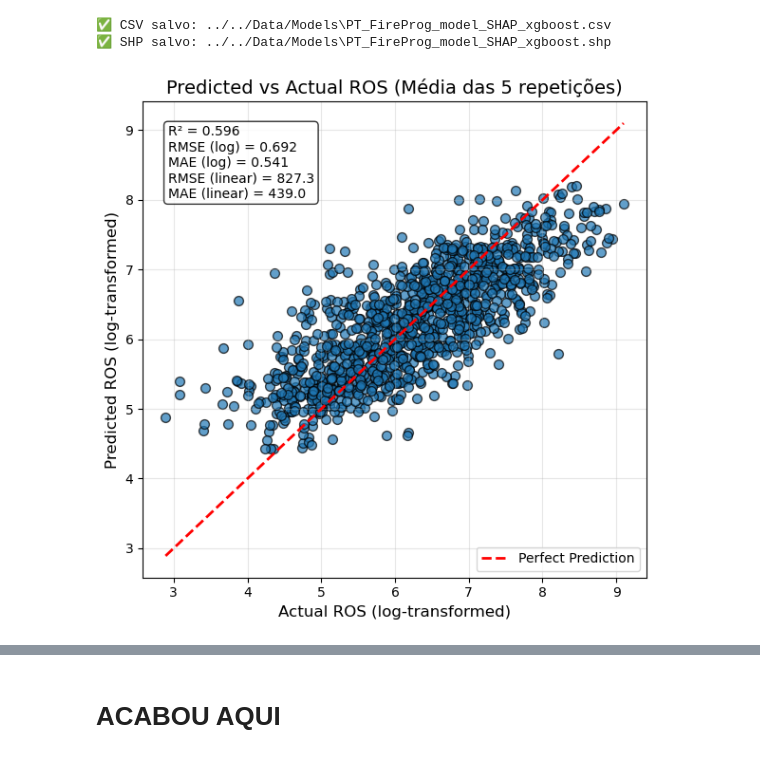
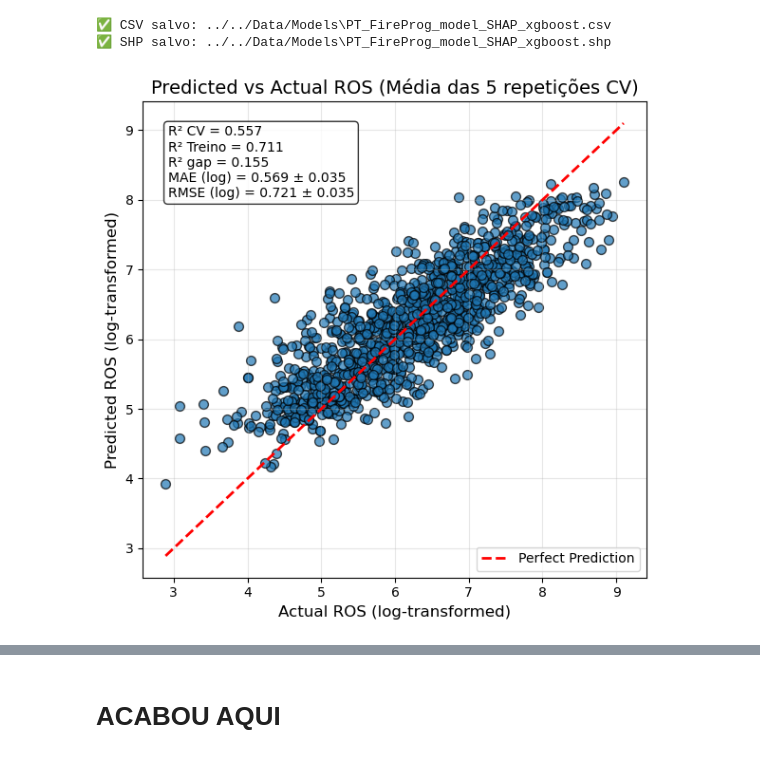
Before and after one commit to rafael-bork/FIRE-HACK-Project, a Jupyter notebook: Notebooks/4Models/XGBoost_model_CV.ipynb, the cells around one changed output, grey strips where cells are left out. Saved outputs shown, nothing was run; the diff lists cells and outputs as text; code cells hidden in the pictures.

```diff
--- a/Notebooks/4Models/XGBoost_model_CV.ipynb
+++ b/Notebooks/4Models/XGBoost_model_CV.ipynb
@@ -605,62 +622,59 @@ print(f"✅ SHP salvo: {output_shp}")
 # %%
 import matplotlib.pyplot as plt
 import numpy as np
-from sklearn.metrics import r2_score, mean_absolute_error, mean_squared_error
 
 # =============================
-# Usar as médias calculadas na Parte 1
+# Usar as médias calculadas no RepeatedKFold
 # =============================
 y_actual_all = avg_actual_log
 y_pred_all = avg_pred_log
 
 # =============================
-# Métricas (log e linear)
+# Métricas já calculadas no CV
 # =============================
-r2_avg = r2_score(y_actual_all, y_pred_all)
-mae_log_avg = mean_absolute_error(y_actual_all, y_pred_all)
-rmse_log_avg = np.sqrt(mean_squared_error(y_actual_all, y_pred_all))
+# R² treino, teste e gap
+r2_train_cv  # já calculado
+r2_test_cv   # já calculado
+r2_gap_cv    # já calculado
 
-def inverse_safe_log(y_log):
-    return np.sign(y_log) * (np.expm1(np.abs(y_log)))
-
-y_actual_linear = inverse_safe_log(y_actual_all)
-y_pred_linear = inverse_safe_log(y_pred_all)
-
-mae_linear_avg = mean_absolute_error(y_actual_linear, y_pred_linear)
-rmse_linear_avg = np.sqrt(mean_squared_error(y_actual_linear, y_pred_linear))
+# MAE e RMSE médios ± std do CV
+mae_cv_mean = np.mean(mae_list)
+mae_cv_std  = np.std(mae_list)
+rmse_cv_mean = np.mean(rmse_list)
+rmse_cv_std  = np.std(rmse_list)
 
 # =============================
 # Scatter Plot com valores médios
 # =============================
 plt.figure(figsize=(6, 6))
 plt.scatter(y_actual_all, y_pred_all, alpha=0.7, edgecolor='k', s=50)
 
 min_val = min(y_actual_all.min(), y_pred_all.min())
 max_val = max(y_actual_all.max(), y_pred_all.max())
 plt.plot([min_val, max_val], [min_val, max_val], 'r--', linewidth=2, label='Perfect Prediction')
 
-plt.title('Predicted vs Actual ROS (Média das 5 repetições)', fontsize=14)
+plt.title('Predicted vs Actual ROS (Média das 5 repetições CV)', fontsize=14)
 plt.xlabel('Actual ROS (log-transformed)', fontsize=12)
 plt.ylabel('Predicted ROS (log-transformed)', fontsize=12)
 
 plt.text(
     0.05, 0.95,
-    f'R² = {r2_avg:.3f}\n'
-    f'RMSE (log) = {rmse_log_avg:.3f}\n'
-    f'MAE (log) = {mae_log_avg:.3f}\n'
-    f'RMSE (linear) = {rmse_linear_avg:.1f}\n'
-    f'MAE (linear) = {mae_linear_avg:.1f}',
+    f'R² CV = {r2_test_cv:.3f}\n'
+    f'R² Treino = {r2_train_cv:.3f}\n'
+    f'R² gap = {r2_gap_cv:.3f}\n'
+    f'MAE (log) = {mae_cv_mean:.3f} ± {mae_cv_std:.3f}\n'
+    f'RMSE (log) = {rmse_cv_mean:.3f} ± {rmse_cv_std:.3f}',
     transform=plt.gca().transAxes,
     verticalalignment='top',
     bbox=dict(boxstyle='round', facecolor='white', alpha=0.8)
 )
 
 plt.legend()
 plt.grid(True, alpha=0.3)
 plt.tight_layout()
 plt.show()
 # %% [output]
-[figure, old version]
+[figure, new version]
 # %%
 import matplotlib.pyplot as plt
 import seaborn as sns
```
Also changed, not shown: parts of 9 cells of this notebook, 6 other files.
